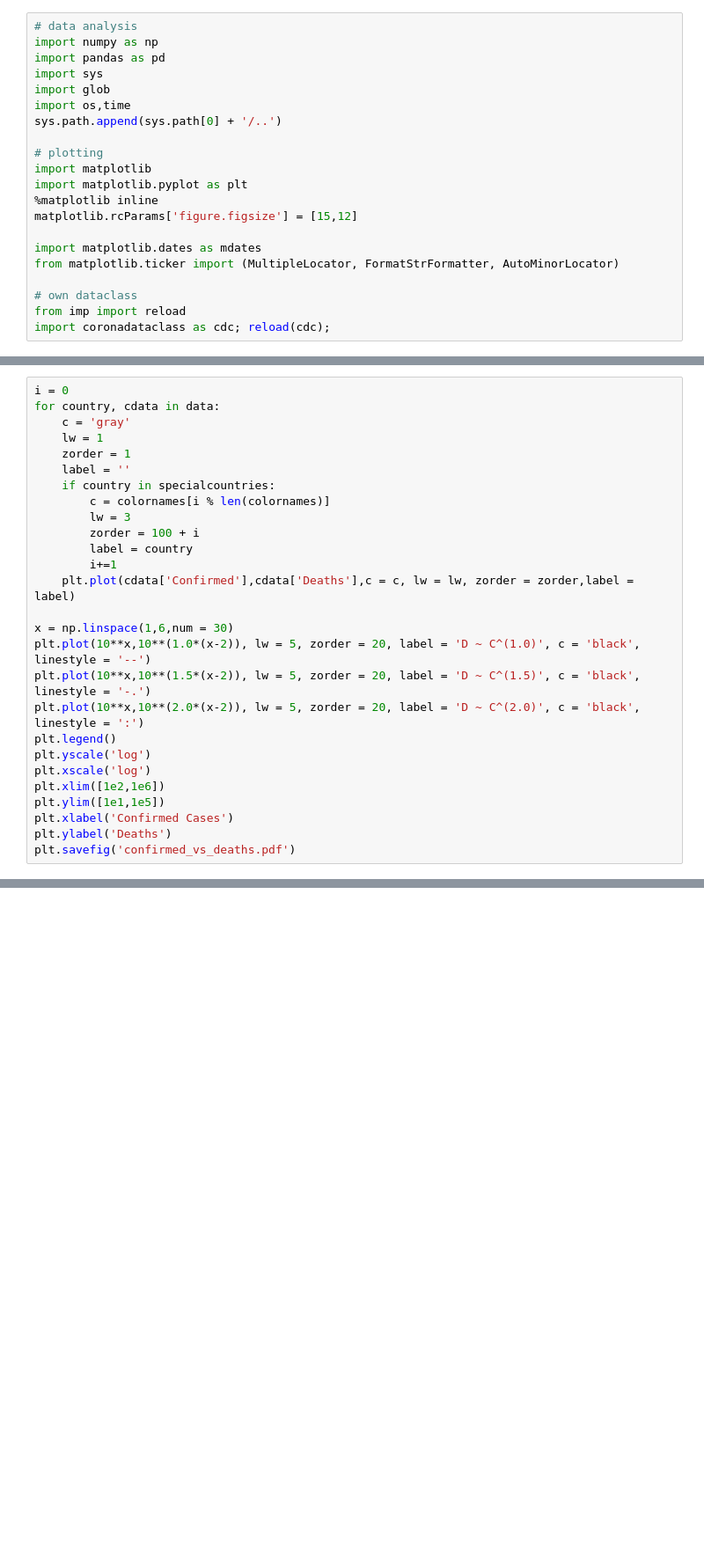
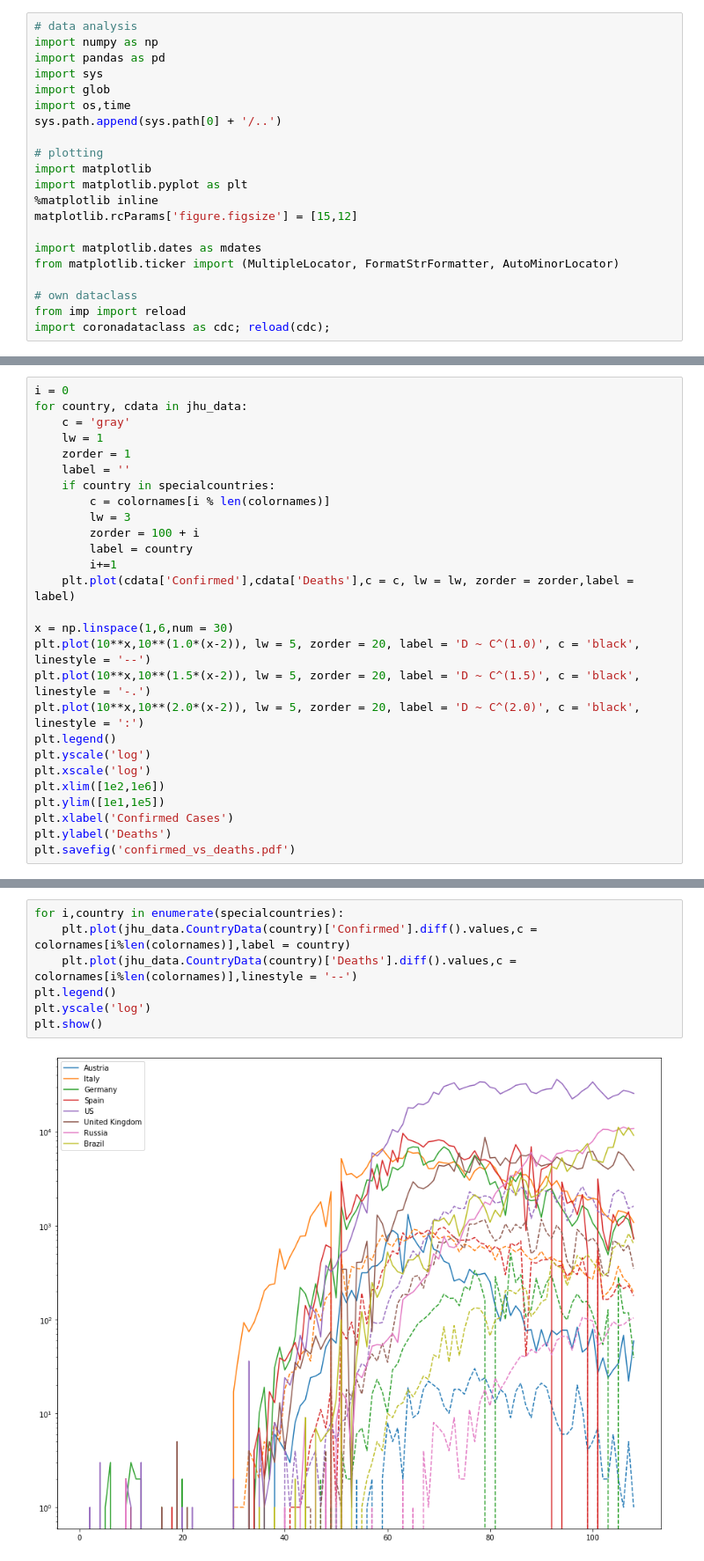
Before and after one commit to lukasgeyrhofer/corona, a Jupyter notebook: old_analysis_notebooks/trajectories.ipynb, the cells around one changed output, grey strips where cells are left out. Shown at 88% size. Drawn from its saved outputs; the diff is of its cells as text; blank space fills up the shorter version.

```diff
--- a/old_analysis_notebooks/trajectories.ipynb
+++ b/old_analysis_notebooks/trajectories.ipynb
@@ -100,6 +90,6 @@ plt.show()
 # %%
 i = 0
-for country, cdata in data:
+for country, cdata in jhu_data:
     c = 'gray'
     lw = 1
     zorder = 1
@@ -128,0 +119,9 @@ plt.savefig('confirmed_vs_deaths.pdf')
+# %%
+for i,country in enumerate(specialcountries):
+    plt.plot(jhu_data.CountryData(country)['Confirmed'].diff().values,c = colornames[i%len(colornames)],label = country)
+    plt.plot(jhu_data.CountryData(country)['Deaths'].diff().values,c = colornames[i%len(colornames)],linestyle = '--')
+plt.legend()
+plt.yscale('log')
+plt.show()
+# %% [output]
+[figure, added]
```
Also changed, not shown: parts of 4 cells of this notebook.
